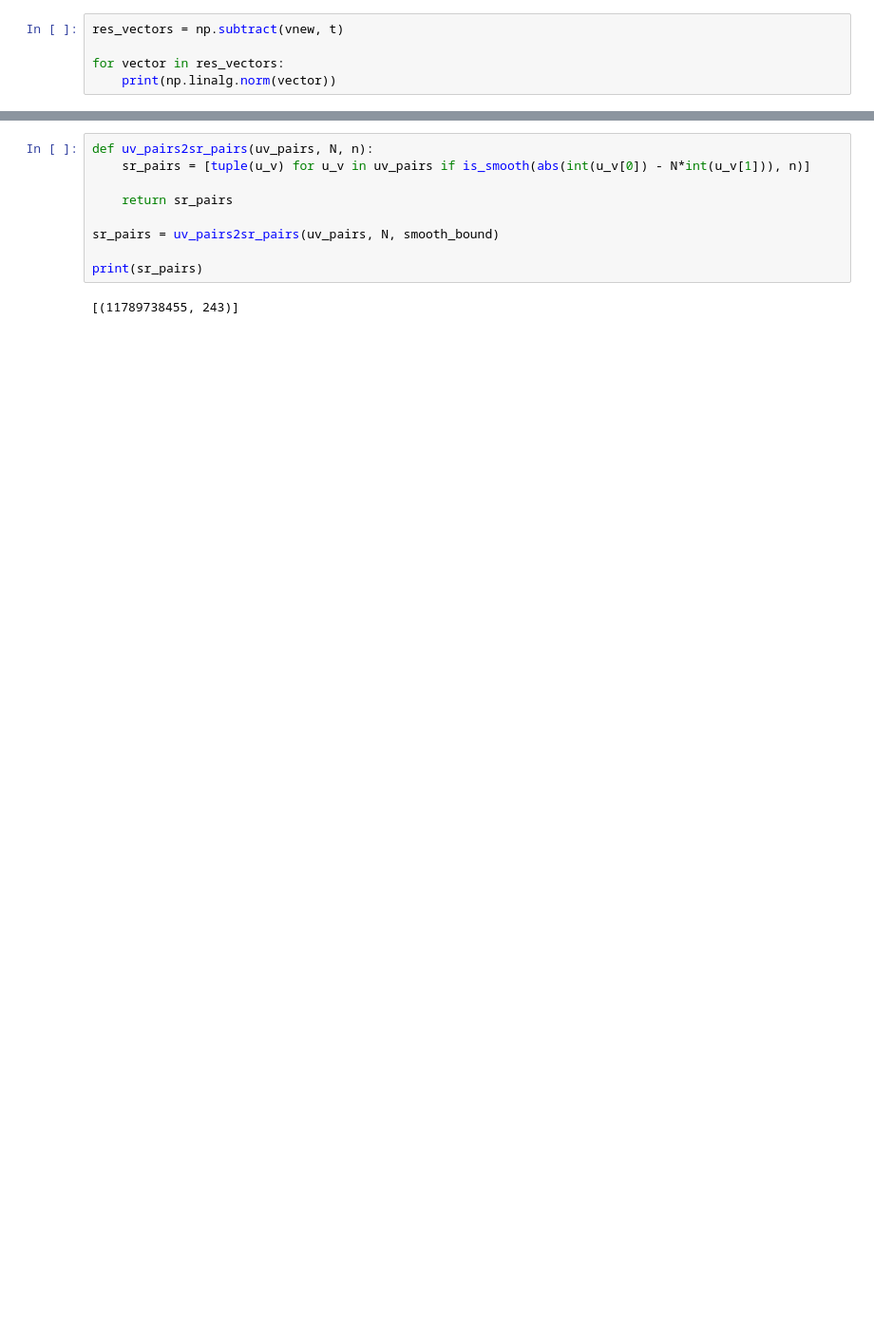
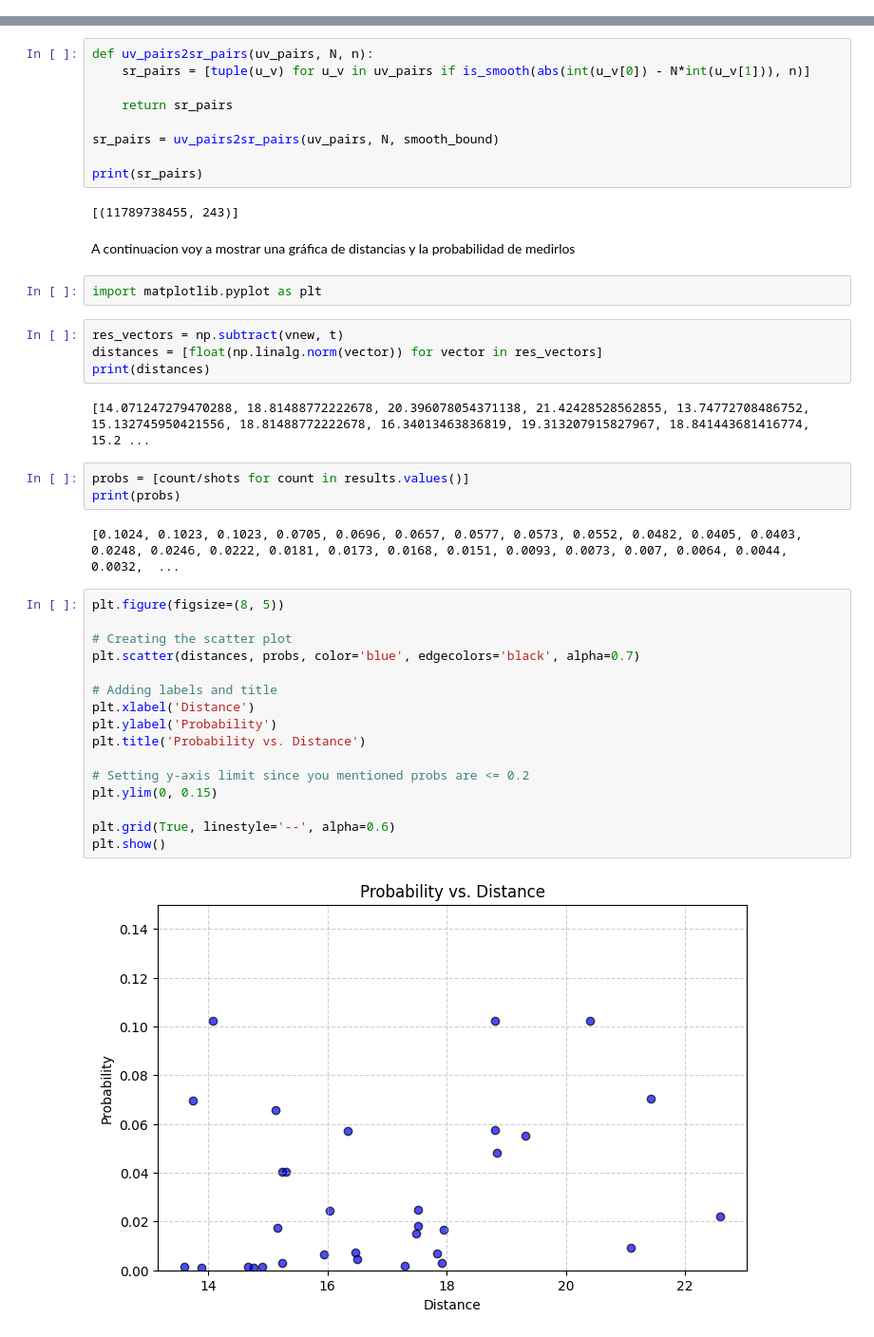
Before and after one commit to zhengzhu14/TFG_GII, a Jupyter notebook: Introduccion/IntroQiskit_SchnorrAlg_1.ipynb, the cells around one changed output, grey strips where cells are left out. Shown at 95% size. Saved outputs shown, nothing was run; the diff lists cells and outputs as text; blank space fills up the shorter version.

```diff
--- a/Introduccion/IntroQiskit_SchnorrAlg_1.ipynb
+++ b/Introduccion/IntroQiskit_SchnorrAlg_1.ipynb
@@ -782,7 +784,2 @@ print(vnew)
  [     4.     11.     -3.      6.      0. 176991.]
  [     2.      0.     -6.      6.      6. 176994.]]
-# %%
-res_vectors = np.subtract(vnew, t)
-
-for vector in res_vectors:
-    print(np.linalg.norm(vector))
@@ -863,3 +842,36 @@ sr_pairs = uv_pairs2sr_pairs(uv_pairs, N, smooth_bound)
 print(sr_pairs)
 # %% [output]
 [(11789738455, 243)]
+# %% [markdown]
+A continuacion voy a mostrar una gráfica de distancias y la probabilidad de medirlos
+# %%
+import matplotlib.pyplot as plt
+# %%
+res_vectors = np.subtract(vnew, t)
+distances = [float(np.linalg.norm(vector)) for vector in res_vectors]
+print(distances)
+# %% [output]
+[14.071247279470288, 18.81488772222678, 20.396078054371138, 21.42428528562855, 13.74772708486752, 15.132745950421556, 18.81488772222678, 16.34013463836819, 19.313207915827967, 18.841443681416774, 15.2 ...
+# %%
+probs = [count/shots for count in results.values()]
+print(probs)
+# %% [output]
+[0.1024, 0.1023, 0.1023, 0.0705, 0.0696, 0.0657, 0.0577, 0.0573, 0.0552, 0.0482, 0.0405, 0.0403, 0.0248, 0.0246, 0.0222, 0.0181, 0.0173, 0.0168, 0.0151, 0.0093, 0.0073, 0.007, 0.0064, 0.0044, 0.0032,  ...
+# %%
+plt.figure(figsize=(8, 5))
+
+# Creating the scatter plot
+plt.scatter(distances, probs, color='blue', edgecolors='black', alpha=0.7)
+
+# Adding labels and title
+plt.xlabel('Distance')
+plt.ylabel('Probability')
+plt.title('Probability vs. Distance')
+
+# Setting y-axis limit since you mentioned probs are <= 0.2
+plt.ylim(0, 0.15)
+
+plt.grid(True, linestyle='--', alpha=0.6)
+plt.show()
+# %% [output]
+[figure, added]
```
Also changed, not shown: parts of 7 cells of this notebook, 1 other file.
